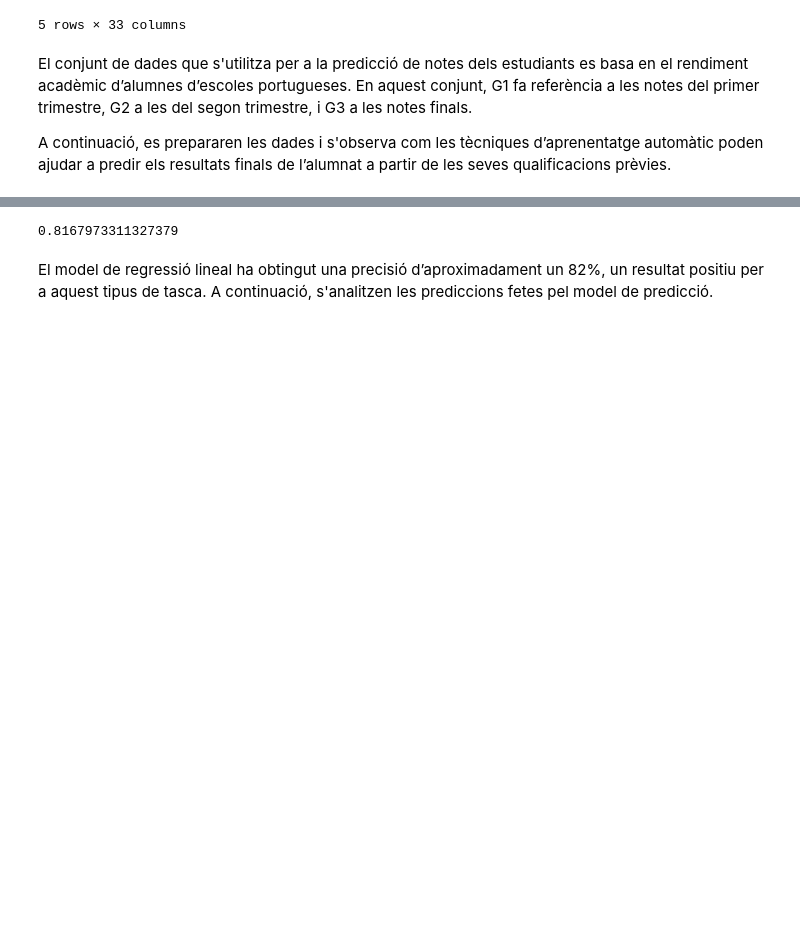
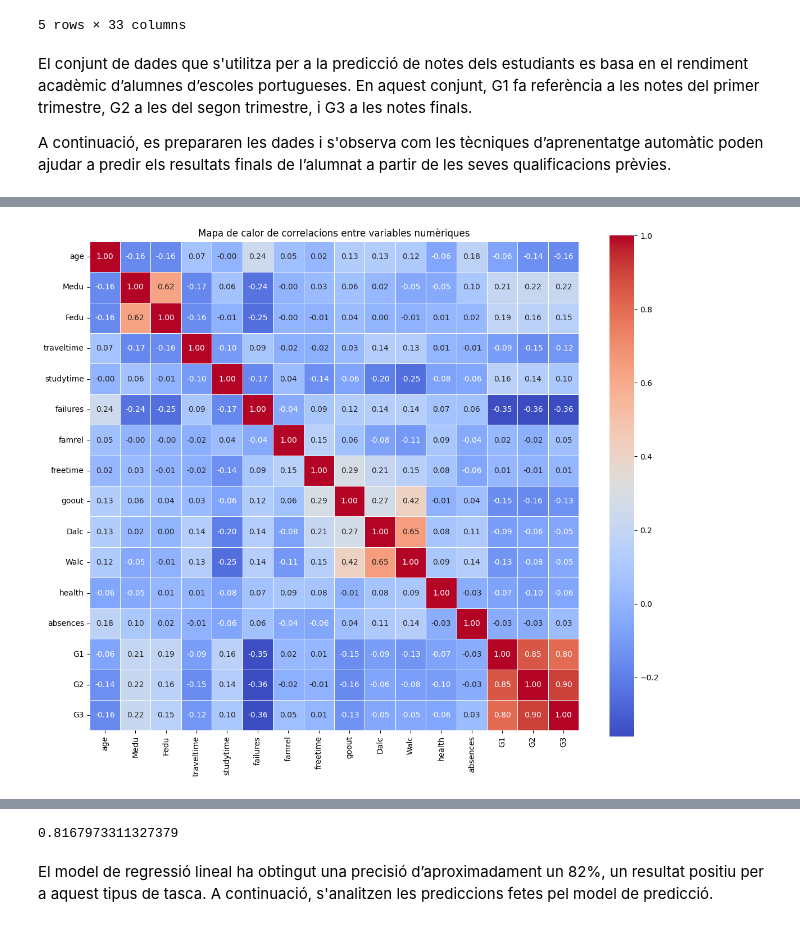
Before and after one commit to ManelSoengas/tutorials, a Jupyter notebook: Predicció_de_les_notes_d'un_estudiant.ipynb, the cells around one changed output, grey strips where cells are left out. Cells and saved outputs as stored; diff of their text form; code cells hidden in the pictures; blank space fills up the shorter version.

```diff
--- a/Predicció_de_les_notes_d'un_estudiant.ipynb
+++ b/Predicció_de_les_notes_d'un_estudiant.ipynb
@@ -58 +70,20 @@ A continuació, es prepararen les dades i s'observa com les tècniques d’apren
+# %%
+import pandas as pd
+import seaborn as sns
+import matplotlib.pyplot as plt
+
+# Carregar el dataset
+data = pd.read_csv("/content/student-mat.csv", sep=";")
+
+# Calcular la matriu de correlació només amb variables numèriques
+correlation_matrix = data.corr(numeric_only=True)
+
+# Crear un mapa de calor de la matriu de correlació
+plt.figure(figsize=(12, 10))
+heatmap = sns.heatmap(correlation_matrix, annot=True, fmt=".2f", cmap="coolwarm", square=True, linewidths=0.5)
+plt.title("Mapa de calor de correlacions entre variables numèriques")
+plt.tight_layout()
+plt.show()
+# %% [output]
+[figure, added]
 # %% [markdown]
```
Also changed, not shown: parts of 4 cells of this notebook.
